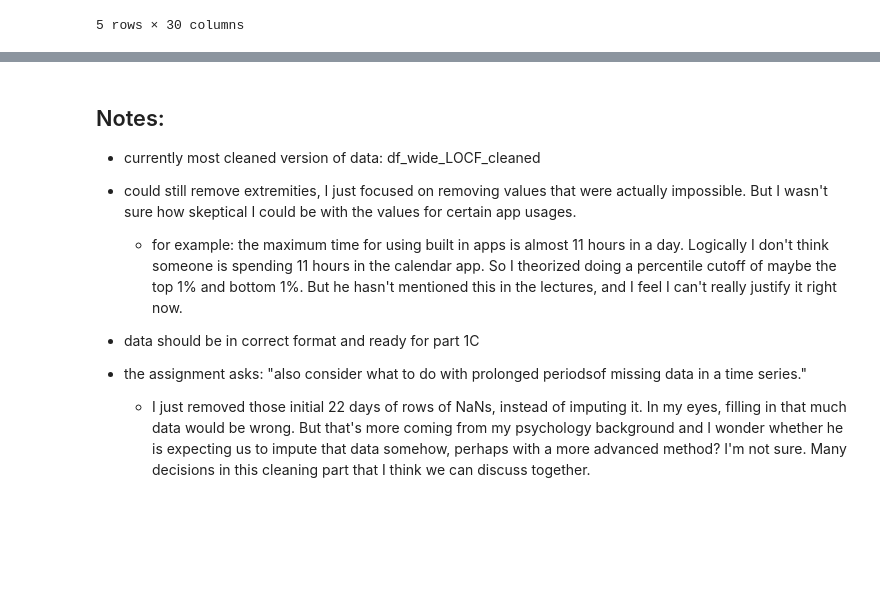
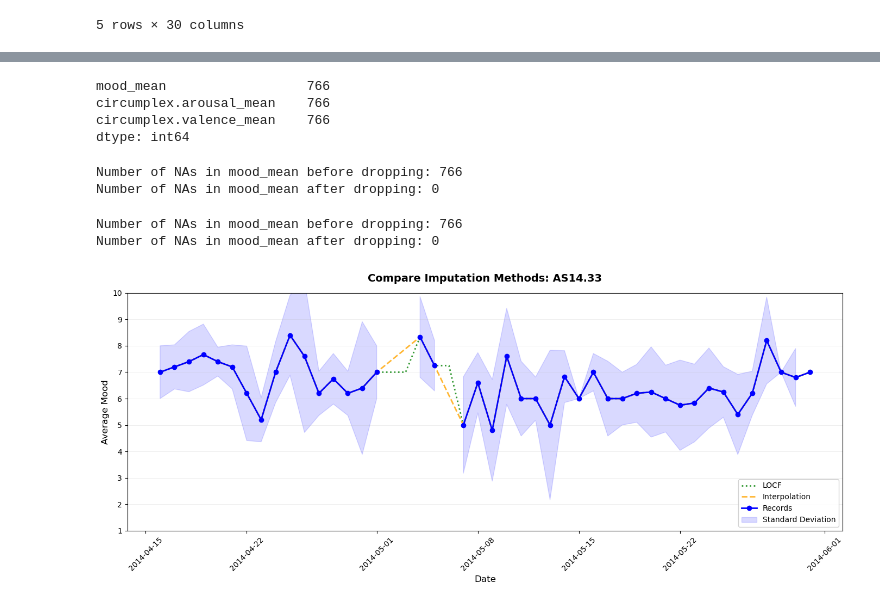
Before and after one commit to alicja-a-d/Data_Mining, a Jupyter notebook: assignment1_DMT_v1.ipynb, the cells around one changed output, grey strips where cells are left out. Saved outputs shown, nothing was run; the diff lists cells and outputs as text; code cells hidden in the pictures; blank space fills up the shorter version.

```diff
--- a/assignment1_DMT_v1.ipynb
+++ b/assignment1_DMT_v1.ipynb
@@ -937,8 +351,0 @@ There are a lot of not available data points. In areas like valence, mood and ar
-# %%
-# filling in apps usage NaNs with 0s, as assumption is that these were days when people did not use these apps, and that their use would've been tracked automatically. For mood, arousal and valence I will keep the NaNs for now, as I will impute them later.
-
-for col in df_wide.columns:
-    if col.startswith("appCat") or col == "screen" or col in ["call", "sms"]:
-        df_wide[col] = df_wide[col].fillna(0)
-
-df_wide.head()
@@ -1005,13 +351,0 @@ df_wide_LOCF_cleaned.describe()
-# %% [markdown]
-## Notes:
-
-- currently most cleaned version of data: df_wide_LOCF_cleaned
-
-- could still remove extremities, I just focused on removing values that were actually impossible. But I wasn't sure how skeptical I could be with the values for certain app usages.
-
-    - for example: the maximum time for using built in apps is almost 11 hours in a day. Logically I don't think someone is spending 11 hours in the calendar app. So I theorized doing a percentile cutoff of maybe the top 1% and bottom 1%. But he hasn't mentioned this in the lectures, and I feel I can't really justify it right now.
-
-- data should be in correct format and ready for part 1C
-
-- the assignment asks: "also consider what to do with prolonged periodsof missing data in a time series."
-    - I just removed those initial 22 days of rows of NaNs, instead of imputing it. In my eyes, filling in that much data would be wrong. But that's more coming from my psychology background and I wonder whether he is expecting us to impute that data somehow, perhaps with a more advanced method? I'm not sure. Many decisions in this cleaning part that I think we can discuss together.
@@ -1077,0 +352,59 @@ first_dates.sort_values(["id", "first_date", "variable"]).head(20)
+# %%
+df_interpolation[target_vars].isna().sum()
+# %% [output]
+mood_mean                  766
+circumplex.arousal_mean    766
+circumplex.valence_mean    766
+dtype: int64
+# %%
+# Clean NAs in mood_mean (self-reports), if gap is larger than 2 days
+print("Number of NAs in mood_mean before dropping:", df_LOCF["mood_mean"].isnull().sum())
+df_LOCF.dropna(subset=["mood_mean"], inplace=True)
+print("Number of NAs in mood_mean after dropping:", df_LOCF["mood_mean"].isnull().sum())
+# %% [output]
+Number of NAs in mood_mean before dropping: 766
+Number of NAs in mood_mean after dropping: 0
+# %%
+# Clean NAs in mood_mean (self-reports), if gap is larger than 2 days
+print("Number of NAs in mood_mean before dropping:", df_interpolation["mood_mean"].isnull().sum())
+df_interpolation.dropna(subset=["mood_mean"], inplace=True)
+print("Number of NAs in mood_mean after dropping:", df_interpolation["mood_mean"].isnull().sum())
+# %% [output]
+Number of NAs in mood_mean before dropping: 766
+Number of NAs in mood_mean after dropping: 0
+# %%
+# Plots
+# Plot 1: Time series of mood_mean + std users (before and after imputation)
+user_sel = "AS14.33" # select users: see the difference btw "AS14.01" and "AS14.33"
+
+df_orig = df_wide[df_wide["id"] == user_sel]
+df_locf = df_LOCF[df_LOCF["id"] == user_sel]
+df_roll = df_interpolation[df_interpolation["id"] == user_sel]
+
+
+plt.figure(figsize=(14, 6))
+plt.plot(df_locf["date"], df_locf["mood_mean"],
+         label="LOCF", color="green", linestyle=":", linewidth=2, alpha=0.8)
+
+plt.plot(df_roll["date"], df_roll["mood_mean"],
+         label="Interpolation", color="orange", linestyle="--", linewidth=2, alpha=0.8)
+
+plt.plot(df_orig["date"], df_orig["mood_mean"],
+         label="Records", color="blue", marker="o", markersize=6, linewidth=2)
+
+plt.fill_between(df_orig["date"],
+                 df_orig["mood_mean"] - df_orig["mood_std"],
+                 df_orig["mood_mean"] + df_orig["mood_std"],
+                 color="blue", alpha=0.15, label="Standard Deviation")
+
+plt.title(f"Compare Imputation Methods: {user_sel}", fontsize=14, pad=15)
+plt.xlabel("Date", fontsize=12)
+plt.ylabel("Average Mood", fontsize=12)
+plt.ylim(1, 10)
+plt.legend(loc="lower right", framealpha=0.9)
+plt.grid(True, axis='y', alpha=0.3)
+plt.xticks(rotation=45)
+plt.tight_layout()
+plt.show()
+# %% [output]
+[figure, added]
```
Also changed, not shown: parts of 61 cells of this notebook.
